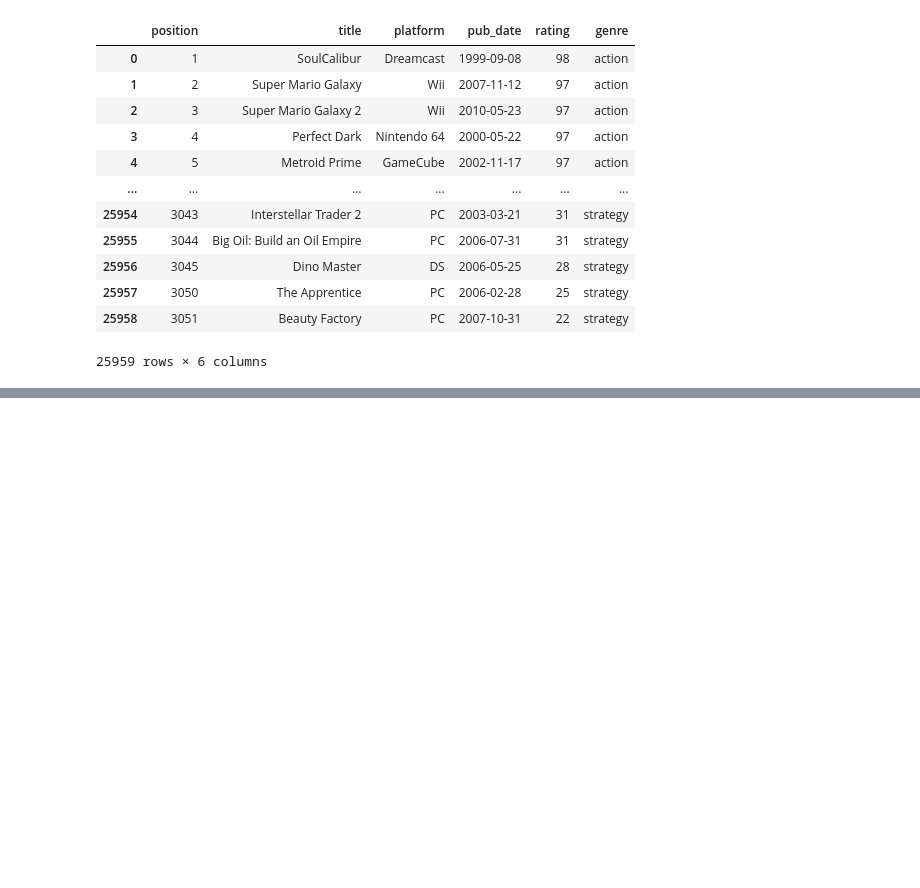
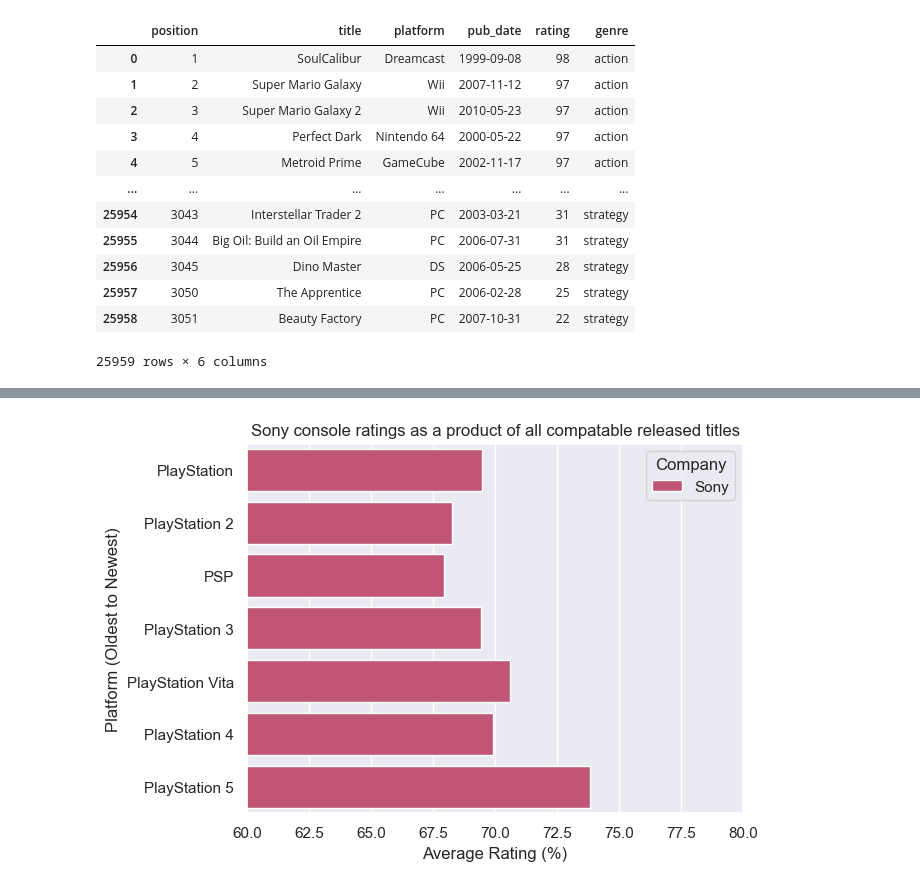
Before and after one commit to Bradley-Nash/game-scores, a Jupyter notebook: Best_Console.ipynb, the cells around one changed output, grey strips where cells are left out. Saved outputs shown, nothing was run; the diff lists cells and outputs as text; code cells hidden in the pictures; blank space fills up the shorter version.

```diff
--- a/Best_Console.ipynb
+++ b/Best_Console.ipynb
@@ -151,0 +147,11 @@ platform_df
+# %%
+#Creating a dictionary to map the hex codes to the company as a reference palette and to uniformly plot colour across graphs
+
+#Dictionary to output company to colour palette map
+col_comp = {}
+
+#iterate through company and hex codes and add to output dictionary
+for comp, code in zip(compdict.keys(), sns.color_palette().as_hex()):
+    col_comp.update({ comp : code })
+
+col_comp
@@ -214,0 +285,26 @@ pplot.set(xlim=(60,80));
+# %%
+#DATA VISUALISATION
+
+#Plot Sony Consoles by mean rating in time order for rating region of interest
+pplot = sns.barplot(data=PS, y='platform',x='meanrate', hue='company', dodge=False, palette = col_comp)
+
+#additionally add title and override axis titles
+pplot.set(xlabel=('Average Rating (%)'),
+          ylabel=('Platform (Oldest to Newest)'),
+         title = ('Sony console ratings as a product of all compatable released titles'))
+
+#assign variable to modify legend handles
+legend_handles, _= pplot.get_legend_handles_labels()
+
+#modify legend handles and legend title
+pplot.legend(legend_handles, ['Sony'],
+             title='Company')
+
+#Define Region of interest
+pplot.set(xlim=(60,80));
+
+#NOTE: Sony Consoles appear to trend upward in rating with a less pronounced dip
+#Could the PS5 success be a result of the recency of it's release?
+#Look at console rating as a product of only the first year of game releases
+# %% [output]
+[figure, new version]
```
Also changed, not shown: parts of 22 cells of this notebook, 1 other file.
